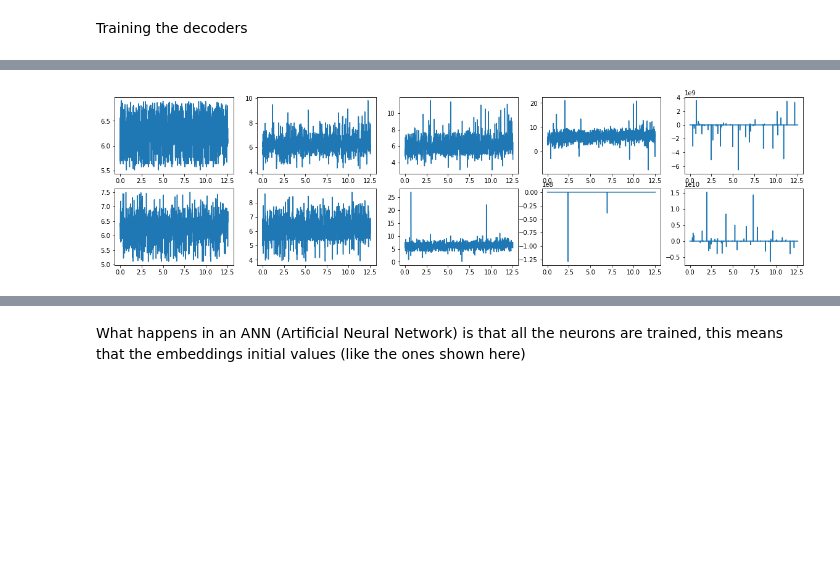
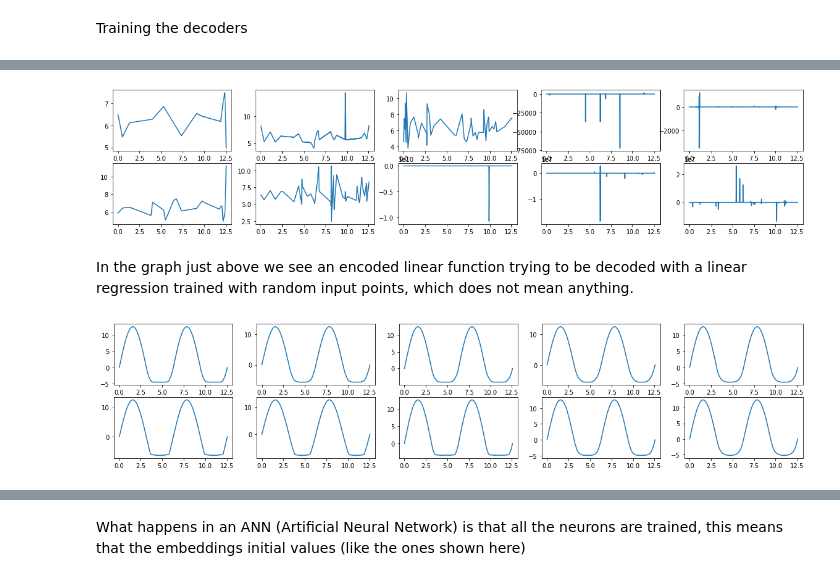
Before and after one commit to leomrocha/neural-representations, a Jupyter notebook: notebooks/ScalarRepresentation_tests.ipynb, the cells around one changed output, grey strips where cells are left out. Cells and saved outputs as stored; diff of their text form; code cells hidden in the pictures; blank space fills up the shorter version.

```diff
--- a/notebooks/ScalarRepresentation_tests.ipynb
+++ b/notebooks/ScalarRepresentation_tests.ipynb
@@ -313,30 +324,2 @@ Wall time: 45.9 ms
 # %%
 lin_e, sin_e, rand_e = enc
-# %%
-lin_e_dec = []
-
-for mod, data in zip(models, lin_e):
-#     print(data[0].shape, data[1].shape)
-    # non saturated model [0], fitted model [2]
-    dec_ns = mod[0][2].predict(data[0])
-    dec_sat = mod[1][2].predict(data[1])
-    lin_e_dec.append((dec_ns,dec_sat))
-
-sin_e_dec = []
-
-for mod, data in zip(models, sin_e):
-#     print(data[0].shape, data[1].shape)
-    # non saturated model [0], fitted model [2]
-    dec_ns = mod[0][2].predict(data[0])
-    dec_sat = mod[1][2].predict(data[1])
-    sin_e_dec.append((dec_ns,dec_sat))
-
-
-rand_e_dec = []
-
-for mod, data in zip(models, rand_e):
-#     print(data[0].shape, data[1].shape)
-    # non saturated model [0], fitted model [2]
-    dec_ns = mod[0][2].predict(data[0])
-    dec_sat = mod[1][2].predict(data[1])
-    rand_e_dec.append((dec_ns,dec_sat))
@@ -353,5 +361,16 @@ plot_data(sin_e_dec, ns_axe=0, sat_axe=1)
 # %%
-f, axes = plt.subplots(2,5, figsize=(20, 5))
-plot_data(rand_e_dec, ns_axe=0, sat_axe=1)
+f, axes = plt.subplots(2,5, figsize=(20, 4))
+plot_data(line_randdec, ns_axe=0, sat_axe=1)
 # %% [output]
-[figure, old version]
+[figure, new version]
+# %% [markdown]
+In the graph just above we see an encoded linear function trying to be decoded with a linear regression trained with random input points, which does not mean anything.
+# %%
+sine_lindec = predict_all(models_lin, sin_e)
+sine_sindec = predict_all(models_sin, sin_e)
+sine_randdec = predict_all(models_rand, sin_e)
+# %%
+f, axes = plt.subplots(2,5, figsize=(20, 4))
+plot_data(sine_lindec, ns_axe=0, sat_axe=1)
+# %% [output]
+[figure, added]
```
Also changed, not shown: parts of 35 cells of this notebook.
